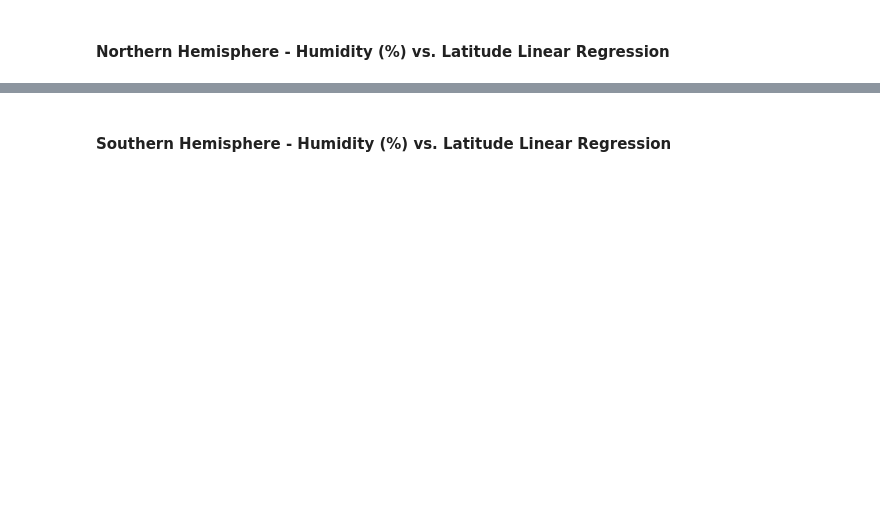
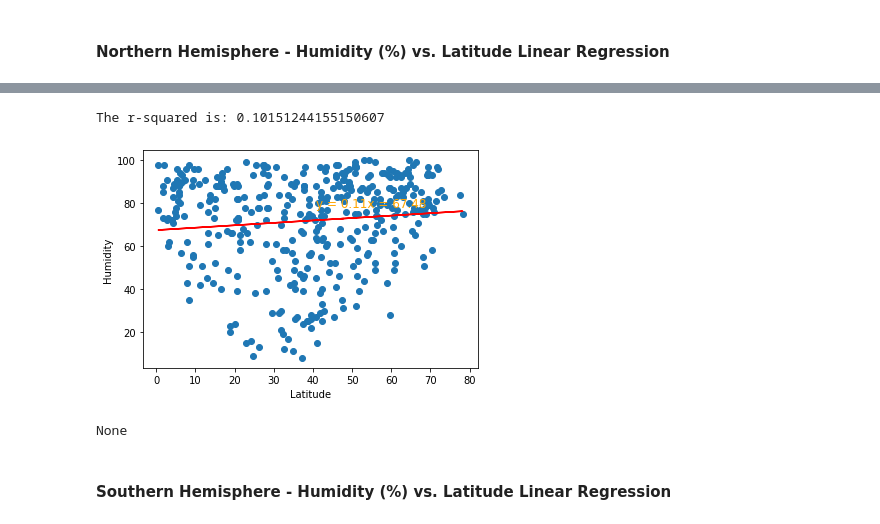
Before and after one commit to 86burke/python-api-challenge, a Jupyter notebook: Instructions/starter_code/WeatherPy.ipynb, the cells around one changed output, grey strips where cells are left out. Cells and saved outputs as stored; diff of their text form; code cells hidden in the pictures; blank space fills up the shorter version.

```diff
--- a/Instructions/starter_code/WeatherPy.ipynb
+++ b/Instructions/starter_code/WeatherPy.ipynb
@@ -252,2 +254,11 @@ The r-value is: 0.000543987878808455
+# %%
+x_values = n_hemisphere['Latitude']
+y_values = n_hemisphere['Humidity']
+plt.ylabel('Humidity')
+print(linear_reg(x_values, y_values))
+# %% [output]
+The r-squared is: 0.10151244155150607
+[figure, added]
+None
 # %% [markdown]
 ####  Southern Hemisphere - Humidity (%) vs. Latitude Linear Regression
```
Also changed, not shown: parts of 15 cells of this notebook.
